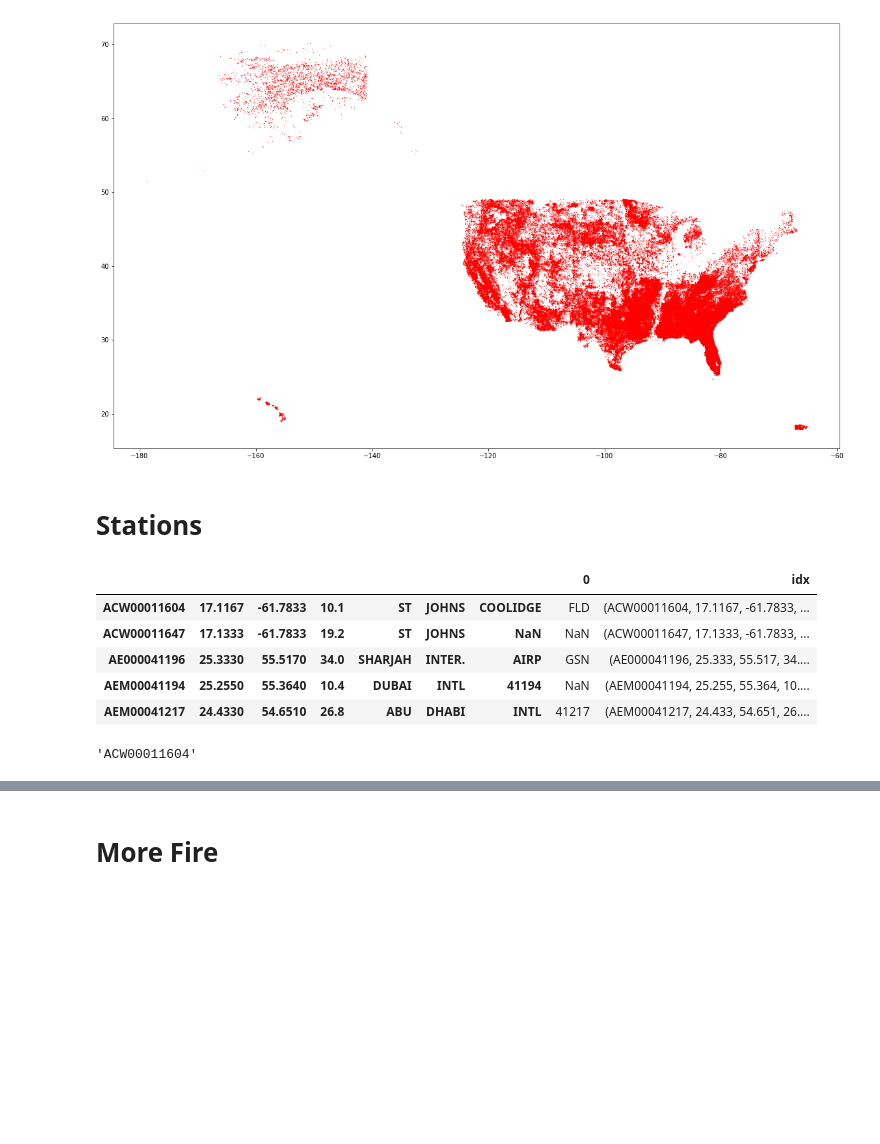
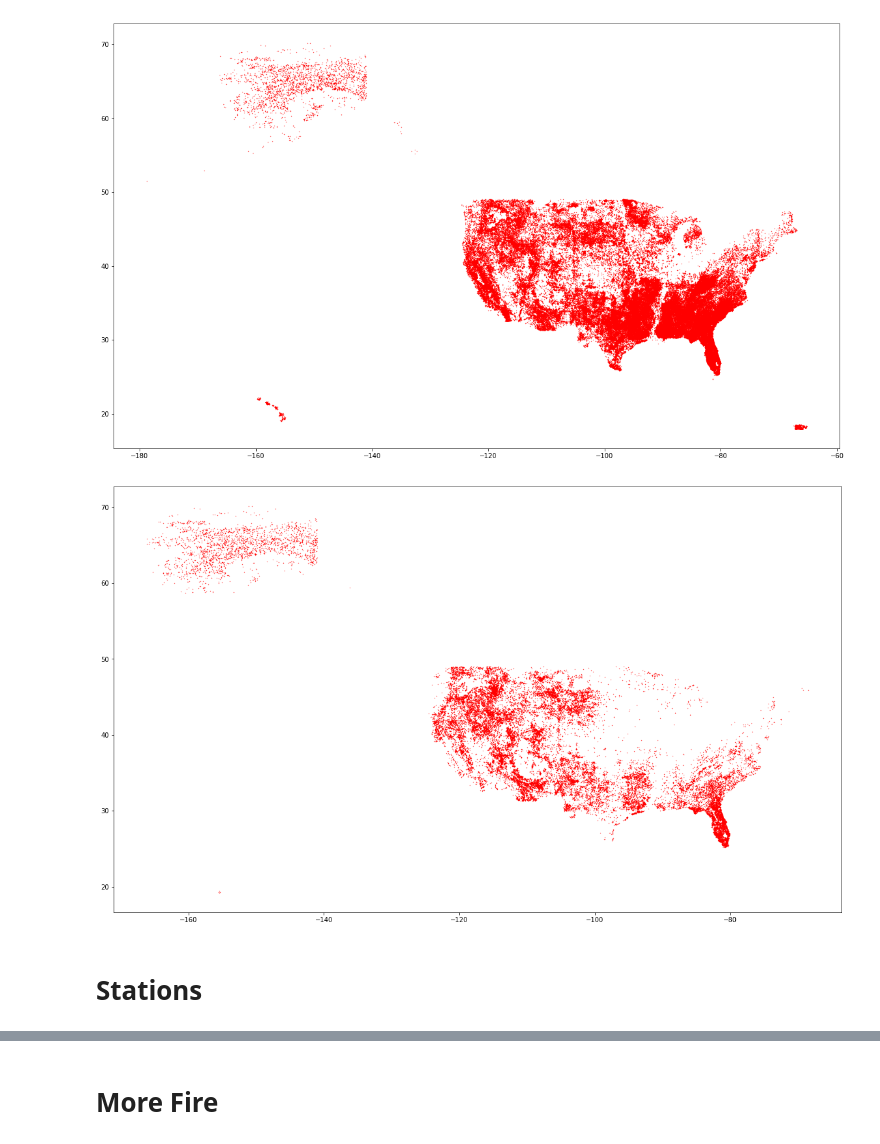
Before and after one commit to n8pk/passion_project, a Jupyter notebook: 00_EDA.ipynb, the cells around one changed output, grey strips where cells are left out. Cells and saved outputs as stored; diff of their text form; code cells hidden in the pictures; blank space fills up the shorter version.

```diff
--- a/00_EDA.ipynb
+++ b/00_EDA.ipynb
@@ -24,6 +33,8 @@ plt.scatter(x,y,color='r',s=0.1)
 plt.show()
 # %% [output]
 [figure]
+# %%
+df_over10 = df[df['FIRE_SIZE'] > 10]
 # %%
 plt.figure(figsize=(20,12))
 
@@ -35,5 +46,16 @@ plt.scatter(x,y,color='r',s=0.1)
 plt.show()
 # %% [output]
 [figure]
+# %%
+plt.figure(figsize=(20,12))
+
+x=df_over10[df_over10['STAT_CAUSE_DESCR'] == 'Lightning']['LONGITUDE']
+y=df_over10[df_over10['STAT_CAUSE_DESCR'] == 'Lightning']['LATITUDE']
+
+plt.scatter(x,y,color='r',s=0.1)
+
+plt.show()
+# %% [output]
+[figure, added]
 # %% [markdown]
 # Stations
@@ -42,14 +61,0 @@ stations = pd.read_csv('/home/nate/Desktop/fires/stations.csv', delim_whitespace
-# %%
-stations['idx'] = stations.index
-stations.head()
-# %% [output]
-|  |  |  |  |  |  |  | 0 | idx |
-| ACW00011604 | 17.1167 | -61.7833 | 10.1 | ST | JOHNS | COOLIDGE | FLD | (ACW00011604, 17.1167, -61.7833, ... |
-| ACW00011647 | 17.1333 | -61.7833 | 19.2 | ST | JOHNS | NaN | NaN | (ACW00011647, 17.1333, -61.7833, ... |
-| AE000041196 | 25.3330 | 55.5170 | 34.0 | SHARJAH | INTER. | AIRP | GSN | (AE000041196, 25.333, 55.517, 34.... |
-| AEM00041194 | 25.2550 | 55.3640 | 10.4 | DUBAI | INTL | 41194 | NaN | (AEM00041194, 25.255, 55.364, 10.... |
-| AEM00041217 | 24.4330 | 54.6510 | 26.8 | ABU | DHABI | INTL | 41217 | (AEM00041217, 24.433, 54.651, 26.... |
-# %%
-stations.iloc[0][1][0]
-# %% [output]
-'ACW00011604'
```
Also changed, not shown: parts of 22 cells of this notebook, 2 other files.
